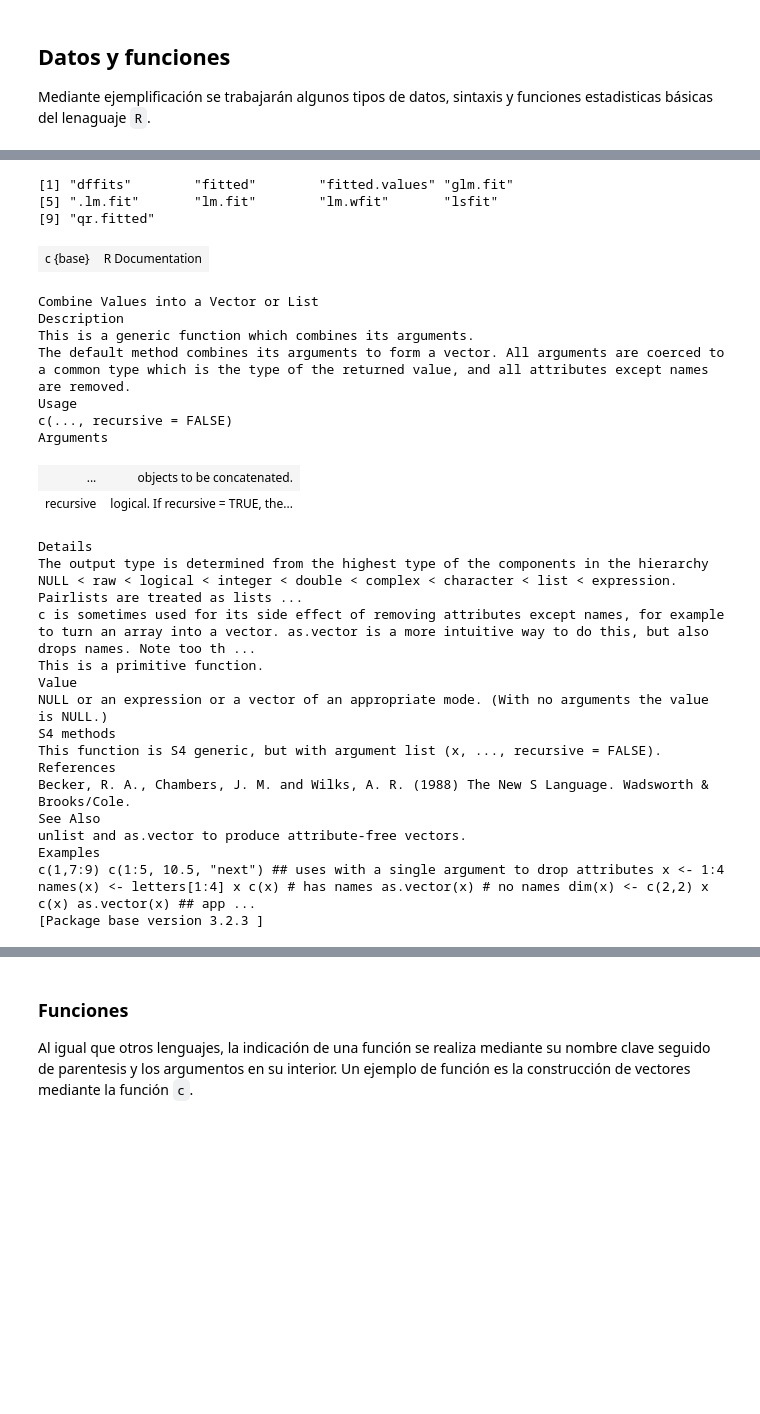
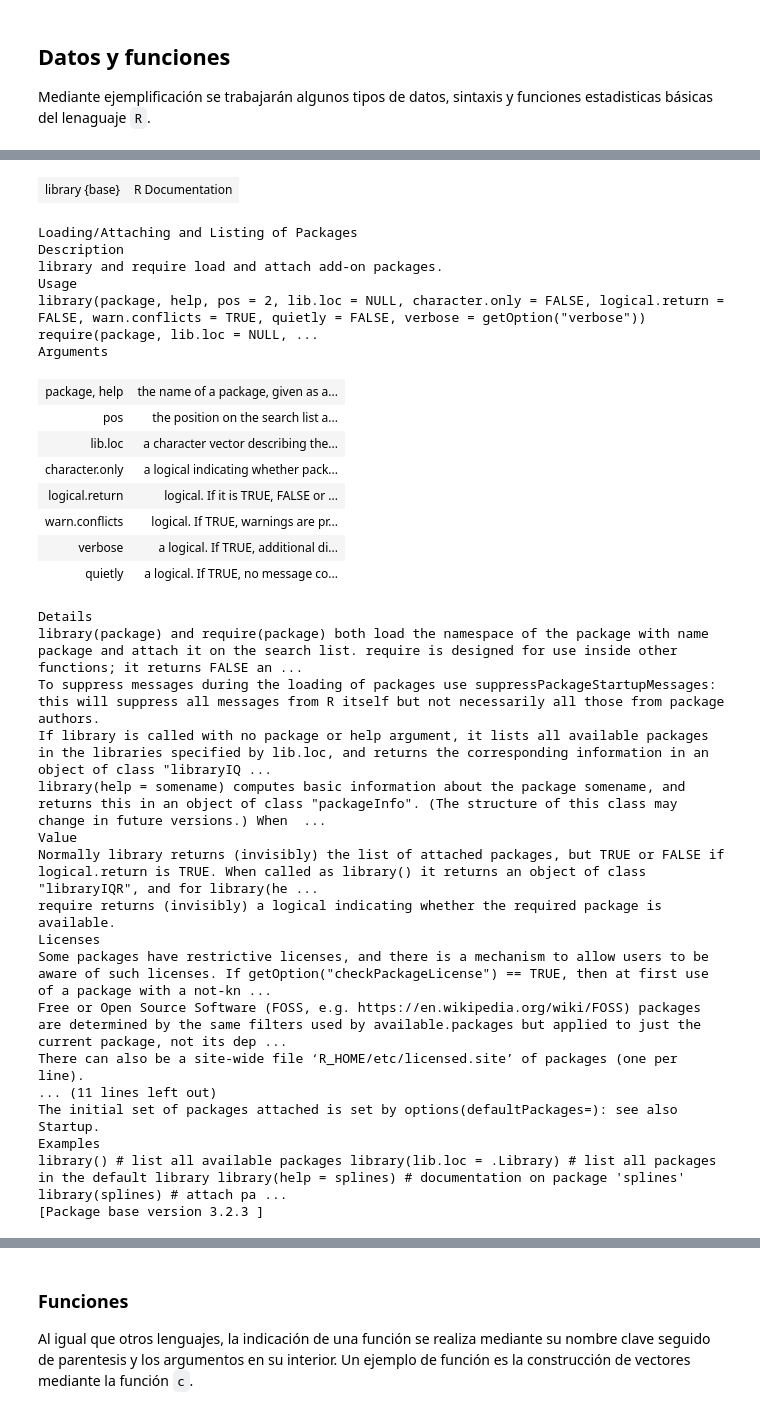
Before and after one commit to cosmoscalibur/hcomputacionales_udem, a Jupyter notebook: R_basico.ipynb, the cells around one changed output, grey strips where cells are left out. Drawn from its saved outputs; the diff is of its cells as text; code cells hidden in the pictures; blank space fills up the shorter version.

```diff
--- a/R_basico.ipynb
+++ b/R_basico.ipynb
@@ -41,35 +49,38 @@ Para la instalación de paquetes adicionales, se usa tal como se indico al inici
     fortunes()
 
 Podemos consultar la ayuda sobre una función dada con `help` y hacer una busqueda de posibles funciones con base a una parte del nombre con `apropos`.
-# %%
-help(c)
-apropos("fit")
-# %% [output]
-[1] "dffits"        "fitted"        "fitted.values" "glm.fit"
-[5] ".lm.fit"       "lm.fit"        "lm.wfit"       "lsfit"
-[9] "qr.fitted"
-| c {base} | R Documentation |
-Combine Values into a Vector or List
-Description
-This is a generic function which combines its arguments.
-The default method combines its arguments to form a vector. All arguments are coerced to a common type which is the type of the returned value, and all attributes except names are removed.
-Usage
-c(..., recursive = FALSE)
-Arguments
-| ... | objects to be concatenated. |
-| recursive | logical. If recursive = TRUE, the... |
-Details
-The output type is determined from the highest type of the components in the hierarchy NULL < raw < logical < integer < double < complex < character < list < expression. Pairlists are treated as lists ...
-c is sometimes used for its side effect of removing attributes except names, for example to turn an array into a vector. as.vector is a more intuitive way to do this, but also drops names. Note too th ...
-This is a primitive function.
-Value
-NULL or an expression or a vector of an appropriate mode. (With no arguments the value is NULL.)
-S4 methods
-This function is S4 generic, but with argument list (x, ..., recursive = FALSE).
-References
-Becker, R. A., Chambers, J. M. and Wilks, A. R. (1988) The New S Language. Wadsworth & Brooks/Cole.
-See Also
-unlist and as.vector to produce attribute-free vectors.
-Examples
-c(1,7:9) c(1:5, 10.5, "next") ## uses with a single argument to drop attributes x <- 1:4 names(x) <- letters[1:4] x c(x) # has names as.vector(x) # no names dim(x) <- c(2,2) x c(x) as.vector(x) ## app ...
-[Package base version 3.2.3 ]
+# %%
+help("library")
+# %% [output]
+| library {base} | R Documentation |
+Loading/Attaching and Listing of Packages
+Description
+library and require load and attach add-on packages.
+Usage
+library(package, help, pos = 2, lib.loc = NULL, character.only = FALSE, logical.return = FALSE, warn.conflicts = TRUE, quietly = FALSE, verbose = getOption("verbose")) require(package, lib.loc = NULL, ...
+Arguments
+| package, help | the name of a package, given as a... |
+| pos | the position on the search list a... |
+| lib.loc | a character vector describing the... |
+| character.only | a logical indicating whether pack... |
+| logical.return | logical. If it is TRUE, FALSE or ... |
+| warn.conflicts | logical. If TRUE, warnings are pr... |
+| verbose | a logical. If TRUE, additional di... |
+| quietly | a logical. If TRUE, no message co... |
+Details
+library(package) and require(package) both load the namespace of the package with name package and attach it on the search list. require is designed for use inside other functions; it returns FALSE an ...
+To suppress messages during the loading of packages use suppressPackageStartupMessages: this will suppress all messages from R itself but not necessarily all those from package authors.
+If library is called with no package or help argument, it lists all available packages in the libraries specified by lib.loc, and returns the corresponding information in an object of class "libraryIQ ...
+library(help = somename) computes basic information about the package somename, and returns this in an object of class "packageInfo". (The structure of this class may change in future versions.) When  ...
+Value
+Normally library returns (invisibly) the list of attached packages, but TRUE or FALSE if logical.return is TRUE. When called as library() it returns an object of class "libraryIQR", and for library(he ...
+require returns (invisibly) a logical indicating whether the required package is available.
+Licenses
+Some packages have restrictive licenses, and there is a mechanism to allow users to be aware of such licenses. If getOption("checkPackageLicense") == TRUE, then at first use of a package with a not-kn ...
+Free or Open Source Software (FOSS, e.g. https://en.wikipedia.org/wiki/FOSS) packages are determined by the same filters used by available.packages but applied to just the current package, not its dep ...
+There can also be a site-wide file ‘R_HOME/etc/licensed.site’ of packages (one per line).
+... (11 lines left out)
+The initial set of packages attached is set by options(defaultPackages=): see also Startup.
+Examples
+library() # list all available packages library(lib.loc = .Library) # list all packages in the default library library(help = splines) # documentation on package 'splines' library(splines) # attach pa ...
+[Package base version 3.2.3 ]
```
Also changed, not shown: parts of 27 cells of this notebook.
